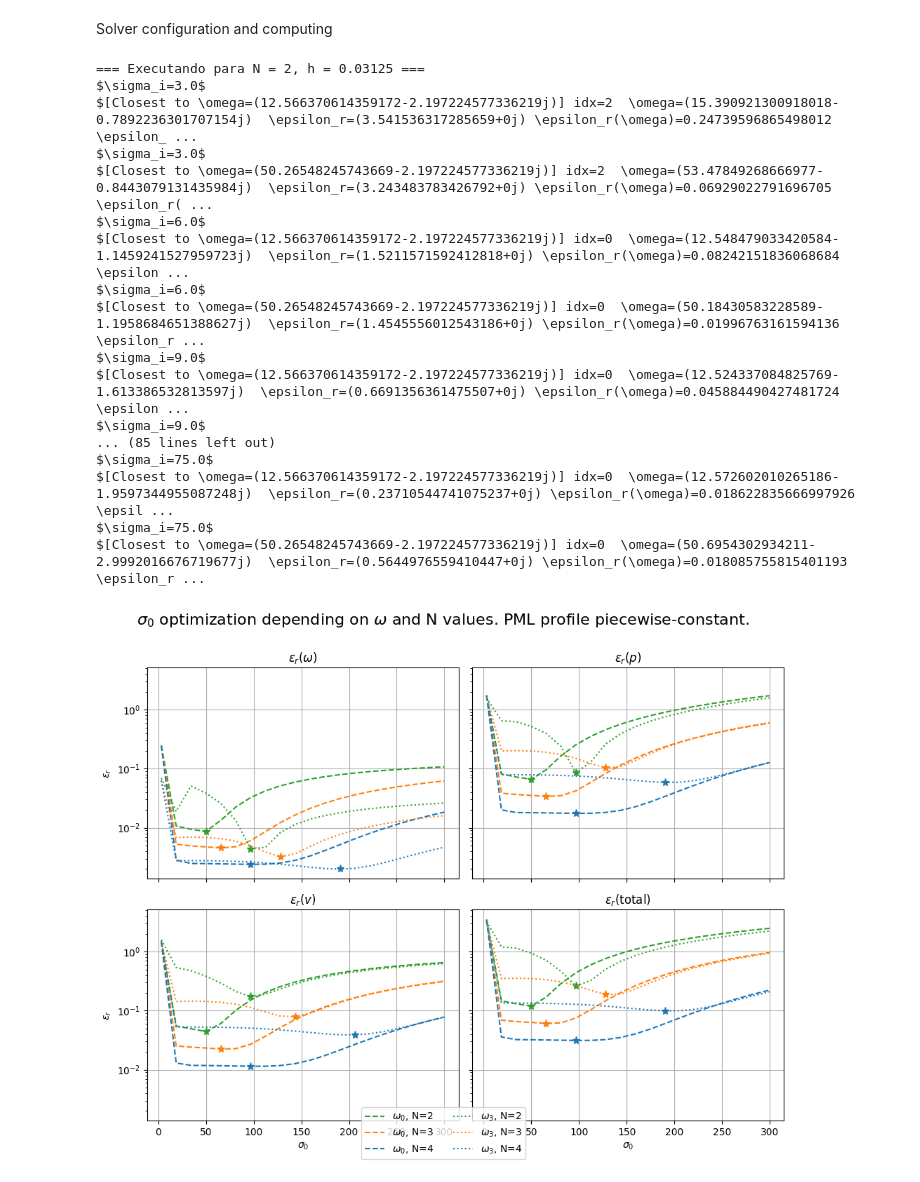
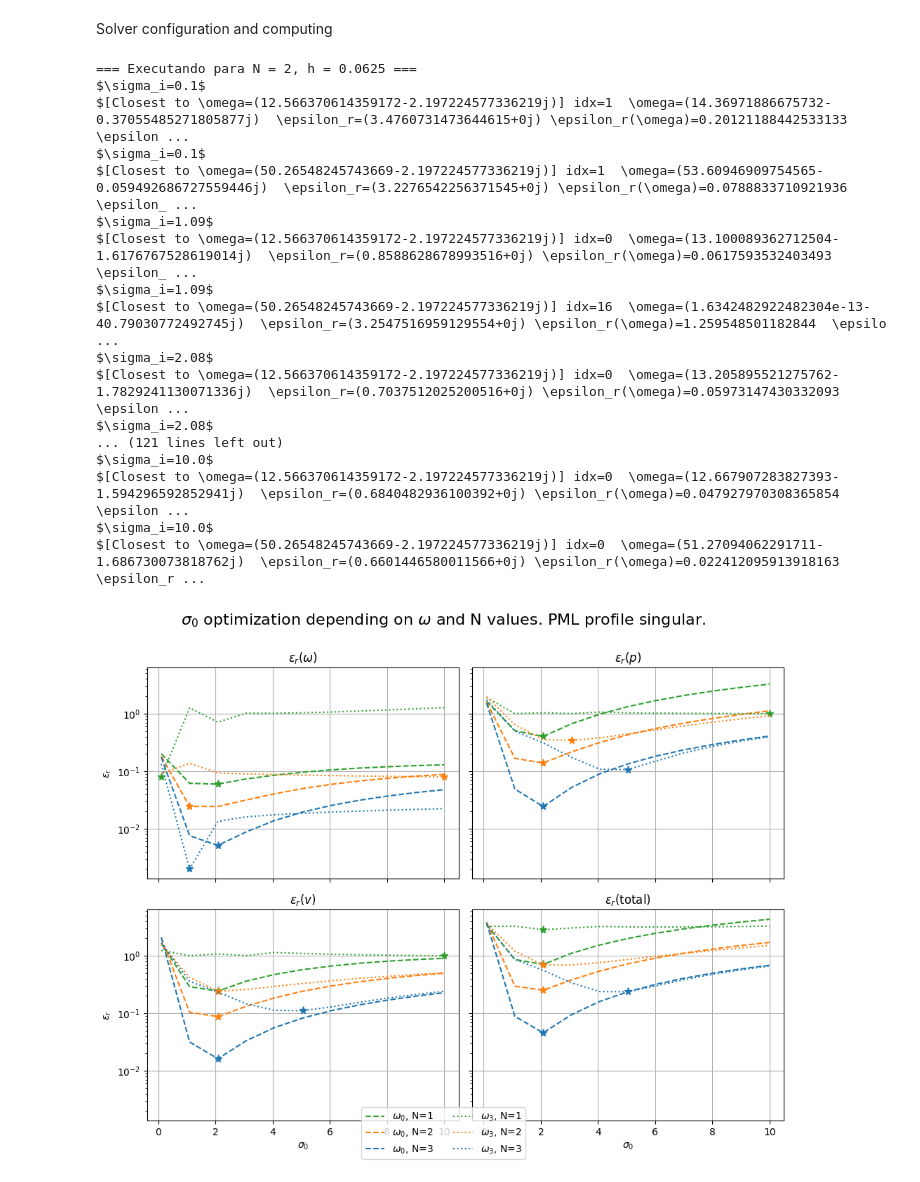
Before and after one commit to sararecondo/HPR-1D, a Jupyter notebook: rel_error_eign+eigv/two target/1D-Figure-06-c(singular).ipynb, the cells around one changed output. Saved outputs shown, nothing was run; the diff lists cells and outputs as text; code cells hidden in the pictures.

```diff
--- a/rel_error_eign+eigv/two target/1D-Figure-06-c(singular).ipynb
+++ b/rel_error_eign+eigv/two target/1D-Figure-06-c(singular).ipynb
@@ -32,10 +32,10 @@ from slepc4py.SLEPc import EPS
 Domain, PML, refinement and physical configurations
 # %%
 # Define element size for the mesh refinement
-h_i = [0.125/4,   # N=2
-       0.125/8,   # N=3
-       0.125/16,] # N=4
-
+h_i = [0.125/2,   # N=1
+       0.125/4,   # N=2
+       0.125/8,] # N=3
+N_i=[1,2,3]
 # Domain configuration
 Lx = 1. # fluid domain length (without PML)
 l_inner=Lx/2
@@ -54,12 +54,12 @@ def vel_function(x):
     return np.where(x[0] > l_inner, vel_media_2,vel_media_1)
 
 # PML configuration
-pml_thickness = Lx/4
+pml_thickness = Lx/8
 
 # Solver configuration
-requested_eigenvalues_number = 10 # Number of eigenvalues to compute
+requested_eigenvalues_number = 30 # Number of eigenvalues to compute
 
-degree=[2,1]  # Polynomial degree for pressure and velocity
+degree=[1,0]  # Polynomial degree for pressure and velocity
 sigma_sweep_singular=np.linspace(0.1, 10., 11)
 target=[-12.56j,
         -50.26j] # Shifts for the eigensolvers
@@ -335,11 +335,11 @@ def get_closest_approx_eigenpair(exact_eigenvalue_idx, solver, Q, V, dof, sigma_
     # Vector temporal para extraer Eigenpairs
     vrA, vi = solver.getOperators()[0].getVecs()
 
-    x_hat_quadratic=lambda x, w: (x[0]+ (np.abs(x[0]) >= Lx)* np.sign(x[0])* 1j/ w* sigma_i* (np.abs(x[0]) - Lx) ** 3/ (3 * pml_thickness**2))
-    sigma_quadratic_py=lambda x: (np.abs(x[0]) >= Lx) * sigma_i * (np.abs(x[0]) - Lx) ** 2 / (pml_thickness ** 2)
-    gamma_x_quadratic = lambda x, w: 1.0 + (np.abs(x[0]) >= Lx) * 1j / w * sigma_i * (np.abs(x[0]) - Lx) ** 2 / (pml_thickness ** 2)
+    x_hat_singular=lambda x, w: (x[0]+ (np.abs(x[0]) > Lx) * np.sign(x[0])* (1j / w)*sigma_i* (-np.log(np.abs(x[0]) + Lx + pml_thickness)))
+    sigma_singular_py=lambda x: (np.abs(x[0]) >= Lx) * sigma_i / (Lx + pml_thickness - np.abs(x[0]))
+    gamma_x_singular = lambda x, w: 1.0 + (np.abs(x[0]) >= Lx) * 1j / w * sigma_i / (Lx + pml_thickness  - np.abs(x))
 
-    [exact_eigenvalue, p_exact, v_exact] =   get_exact_eigenpair(exact_eigenvalue_idx, Q, V, x_hat_quadratic, sigma_quadratic_py, gamma_x_quadratic)
+    [exact_eigenvalue, p_exact, v_exact] =   get_exact_eigenpair(exact_eigenvalue_idx, Q, V, x_hat_singular, sigma_singular_py, gamma_x_singular)
 
     bb = bb_tree(mesh, mesh.topology.dim)
     for k in range(nconv):
@@ -410,7 +410,7 @@ def get_closest_approx_eigenpair(exact_eigenvalue_idx, solver, Q, V, dof, sigma_
         ax.plot(xx, np.real(yy), label="Re(p)", linestyle="-")
         ax.set_xlabel("x [m]")
         ax.set_ylabel("p(x) [Pa]")
-        ax.set_title("Modo {} con sigma quadratic".format(0))
+        ax.set_title("Modo {} con sigma singular".format(0))
         ax.grid(True)
 
 
@@ -507,23 +507,23 @@ for N, h in enumerate(h_i):
         rel_err_total_sigma_sweep[0][N].append(err0)
         rel_err_total_sigma_sweep[3][N].append(err3)
 # %% [output]
-=== Executando para N = 2, h = 0.03125 ===
-$\sigma_i=3.0$
-$[Closest to \omega=(12.566370614359172-2.197224577336219j)] idx=2  \omega=(15.390921300918018-0.7892236301707154j)  \epsilon_r=(3.541536317285659+0j) \epsilon_r(\omega)=0.24739596865498012  \epsilon_ ...
-$\sigma_i=3.0$
-$[Closest to \omega=(50.26548245743669-2.197224577336219j)] idx=2  \omega=(53.47849268666977-0.8443079131435984j)  \epsilon_r=(3.243483783426792+0j) \epsilon_r(\omega)=0.06929022791696705  \epsilon_r( ...
-$\sigma_i=6.0$
-$[Closest to \omega=(12.566370614359172-2.197224577336219j)] idx=0  \omega=(12.548479033420584-1.1459241527959723j)  \epsilon_r=(1.5211571592412818+0j) \epsilon_r(\omega)=0.08242151836068684  \epsilon ...
-$\sigma_i=6.0$
-$[Closest to \omega=(50.26548245743669-2.197224577336219j)] idx=0  \omega=(50.18430583228589-1.1958684651388627j)  \epsilon_r=(1.4545556012543186+0j) \epsilon_r(\omega)=0.01996763161594136  \epsilon_r ...
-$\sigma_i=9.0$
-$[Closest to \omega=(12.566370614359172-2.197224577336219j)] idx=0  \omega=(12.524337084825769-1.613386532813597j)  \epsilon_r=(0.6691356361475507+0j) \epsilon_r(\omega)=0.045884490427481724  \epsilon ...
-$\sigma_i=9.0$
-... (85 lines left out)
-$\sigma_i=75.0$
-$[Closest to \omega=(12.566370614359172-2.197224577336219j)] idx=0  \omega=(12.572602010265186-1.9597344955087248j)  \epsilon_r=(0.23710544741075237+0j) \epsilon_r(\omega)=0.018622835666997926  \epsil ...
-$\sigma_i=75.0$
-$[Closest to \omega=(50.26548245743669-2.197224577336219j)] idx=0  \omega=(50.6954302934211-2.9992016676719677j)  \epsilon_r=(0.5644976559410447+0j) \epsilon_r(\omega)=0.018085755815401193  \epsilon_r ...
+=== Executando para N = 2, h = 0.0625 ===
+$\sigma_i=0.1$
+$[Closest to \omega=(12.566370614359172-2.197224577336219j)] idx=1  \omega=(14.36971886675732-0.37055485271805877j)  \epsilon_r=(3.4760731473644615+0j) \epsilon_r(\omega)=0.20121188442533133  \epsilon ...
+$\sigma_i=0.1$
+$[Closest to \omega=(50.26548245743669-2.197224577336219j)] idx=1  \omega=(53.60946909754565-0.059492686727559446j)  \epsilon_r=(3.2276542256371545+0j) \epsilon_r(\omega)=0.0788833710921936  \epsilon_ ...
+$\sigma_i=1.09$
+$[Closest to \omega=(12.566370614359172-2.197224577336219j)] idx=0  \omega=(13.100089362712504-1.6176767528619014j)  \epsilon_r=(0.8588628678993516+0j) \epsilon_r(\omega)=0.0617593532403493  \epsilon_ ...
+$\sigma_i=1.09$
+$[Closest to \omega=(50.26548245743669-2.197224577336219j)] idx=16  \omega=(1.6342482922482304e-13-40.79030772492745j)  \epsilon_r=(3.2547516959129554+0j) \epsilon_r(\omega)=1.259548501182844  \epsilo ...
+$\sigma_i=2.08$
+$[Closest to \omega=(12.566370614359172-2.197224577336219j)] idx=0  \omega=(13.205895521275762-1.7829241130071336j)  \epsilon_r=(0.7037512025200516+0j) \epsilon_r(\omega)=0.05973147430332093  \epsilon ...
+$\sigma_i=2.08$
+... (121 lines left out)
+$\sigma_i=10.0$
+$[Closest to \omega=(12.566370614359172-2.197224577336219j)] idx=0  \omega=(12.667907283827393-1.594296592852941j)  \epsilon_r=(0.6840482936100392+0j) \epsilon_r(\omega)=0.047927970308365854  \epsilon ...
+$\sigma_i=10.0$
+$[Closest to \omega=(50.26548245743669-2.197224577336219j)] idx=0  \omega=(51.27094062291711-1.686730073818762j)  \epsilon_r=(0.6601446580011566+0j) \epsilon_r(\omega)=0.022412095913918163  \epsilon_r ...
 # %%
 import numpy as np
 import matplotlib.pyplot as plt
@@ -550,8 +550,8 @@ titles = {
 
 for ax, key in zip(axes.flat, err_dict):
     for j in [0, 3]:                  # modos físicos
-        for N_index in range(len(h_i)):
-            plot_N = N_index + 2
+        for N_index in range(len(N_i)):
+            plot_N = N_index+1
             col = colors[N_index]
             ls = linestyles[j]
 
@@ -567,34 +567,34 @@ for ax, key in zip(axes.flat, err_dict):
 
             # mínimo
             k = np.argmin(errs)
             ax.plot(
                 sigma_sweep_singular[k],
                 errs[k],
                 '*',
                 color=col,
                 markersize=8
             )
 
     ax.set_title(titles[key])
     ax.set_yscale('log')
     ax.grid(True)
 
 # etiquetas comunes
 for ax in axes[-1, :]:
     ax.set_xlabel(r'$\sigma_0$')
 
 for ax in axes[:, 0]:
     ax.set_ylabel(r'$\epsilon_r$')
 
 # leyenda única
 handles, labels_leg = axes[0,0].get_legend_handles_labels()
 fig.legend(handles, labels_leg, ncol=2, loc='lower center')
 
 plt.tight_layout(rect=[0, 0, 1, 0.93])
-plt.suptitle('$\sigma_0$ optimization depending on $\omega$ and N values. PML profile singular-constant.', fontsize=16)
+plt.suptitle('$\sigma_0$ optimization depending on $\omega$ and N values. PML profile singular.', fontsize=16)
 plt.savefig("sigma_optimization_singular.png", dpi=300)
 plt.show()
 # %% [output]
-[figure, old version]
+[figure, new version]
 # %%
 eig_number=0  # modo físico 0
```
Also changed, not shown: parts of 3 cells of this notebook, 3 other files.
